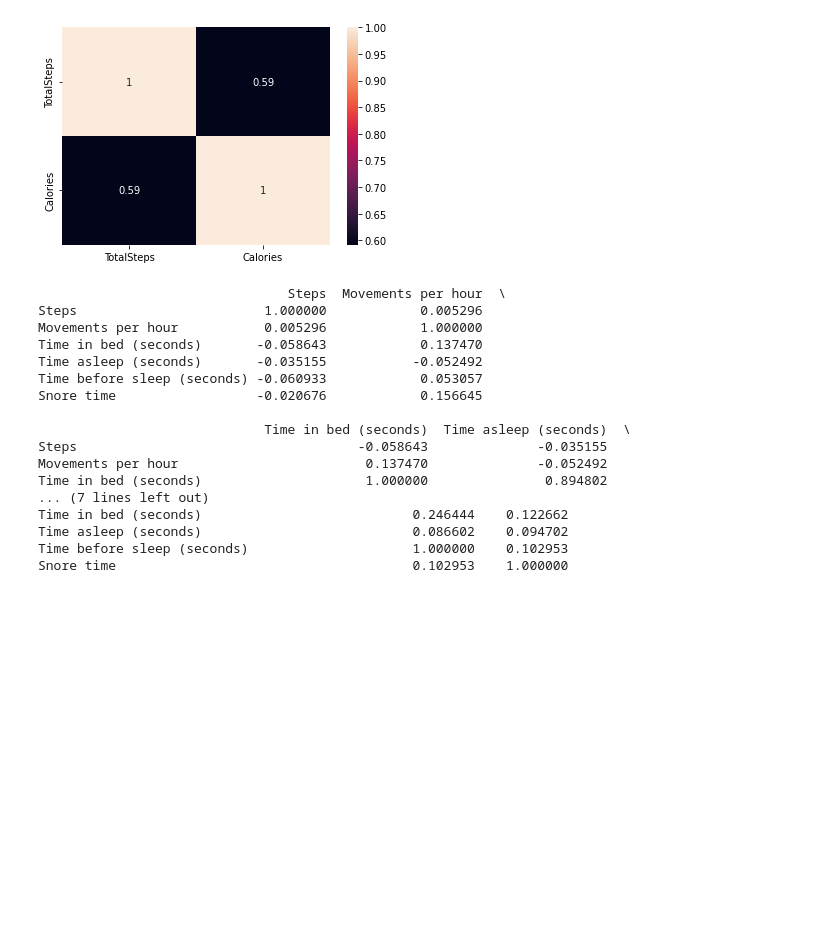
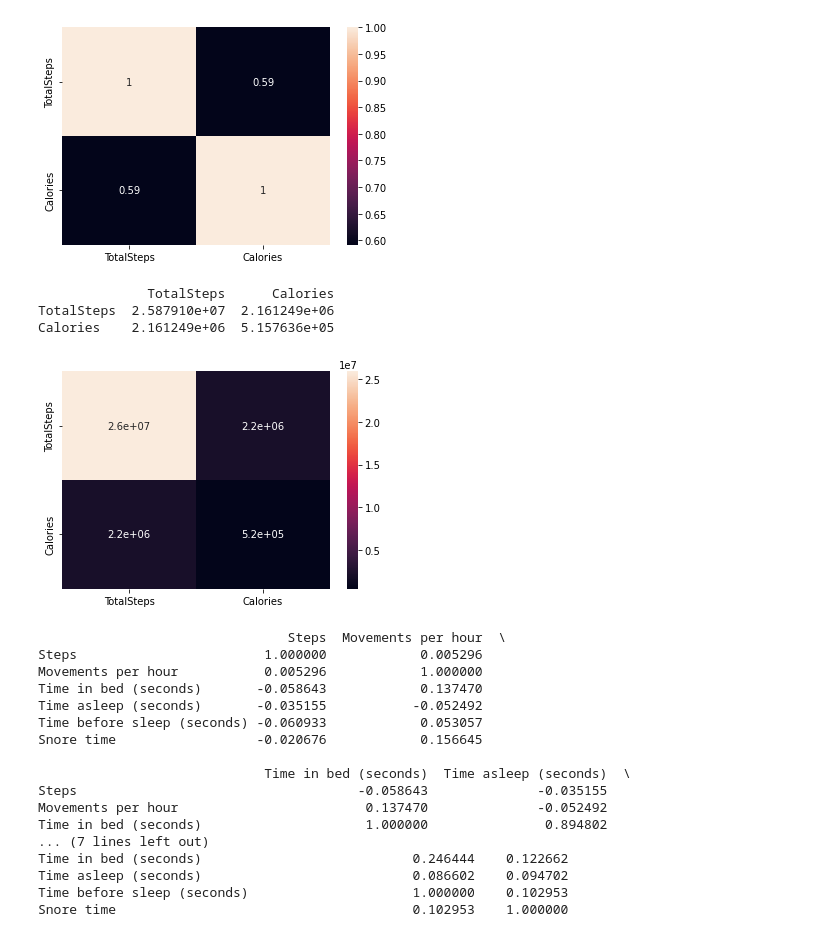
Before and after one commit to weswong02/CPSC4310, a Jupyter notebook: MLP/MLP2/analysis/EDA.ipynb, the cells around one changed output. Saved outputs shown, nothing was run; the diff lists cells and outputs as text; code cells hidden in the pictures; blank space fills up the shorter version.

```diff
--- a/MLP/MLP2/analysis/EDA.ipynb
+++ b/MLP/MLP2/analysis/EDA.ipynb
@@ -7,14 +7,24 @@ import seaborn as sns
 import matplotlib.pyplot as plt
 # %%
 #create 4 dataframes for each file
-df1 = pd.read_csv('/Users/wesleywong/Desktop/SchoolFolders/Spring 2022/CPSC4310notgit/CPSC4310/MLP/MLP2/input/dailyActivityCleaned.csv')
+df1 = pd.read_csv('/Users/kevin/CPSC4310-1/MLP/MLP2/input/dailyActivityCleaned.csv')
 df1.drop("Unnamed: 0", axis=1, inplace=True)
-df2 = pd.read_csv('/Users/wesleywong/Desktop/SchoolFolders/Spring 2022/CPSC4310notgit/CPSC4310/MLP/MLP2/input/sleepdata2Cleaned.csv')
+df2 = pd.read_csv('/Users/kevin/CPSC4310-1/MLP/MLP2/input/sleepdata2Cleaned.csv')
 df2.drop("Unnamed: 0", axis=1, inplace=True)
-df3 = pd.read_csv('/Users/wesleywong/Desktop/SchoolFolders/Spring 2022/CPSC4310notgit/CPSC4310/MLP/MLP2/input/sleepdataCleaned.csv')
+df3 = pd.read_csv('/Users/kevin/CPSC4310-1/MLP/MLP2/input/sleepdataCleaned.csv')
 df3.drop("Unnamed: 0", axis=1, inplace=True)
-df4 = pd.read_csv('/Users/wesleywong/Desktop/SchoolFolders/Spring 2022/CPSC4310notgit/CPSC4310/MLP/MLP2/input/sleepDayCleaned.csv')
+df4 = pd.read_csv('/Users/kevin/CPSC4310-1/MLP/MLP2/input/sleepDayCleaned.csv')
 df4.drop("Unnamed: 0", axis=1, inplace=True)
+
+# #create 4 dataframes for each file
+# df1 = pd.read_csv('/Users/wesleywong/Desktop/SchoolFolders/Spring 2022/CPSC4310notgit/CPSC4310/MLP/MLP2/input/dailyActivityCleaned.csv')
+# df1.drop("Unnamed: 0", axis=1, inplace=True)
+# df2 = pd.read_csv('/Users/wesleywong/Desktop/SchoolFolders/Spring 2022/CPSC4310notgit/CPSC4310/MLP/MLP2/input/sleepdata2Cleaned.csv')
+# df2.drop("Unnamed: 0", axis=1, inplace=True)
+# df3 = pd.read_csv('/Users/wesleywong/Desktop/SchoolFolders/Spring 2022/CPSC4310notgit/CPSC4310/MLP/MLP2/input/sleepdataCleaned.csv')
+# df3.drop("Unnamed: 0", axis=1, inplace=True)
+# df4 = pd.read_csv('/Users/wesleywong/Desktop/SchoolFolders/Spring 2022/CPSC4310notgit/CPSC4310/MLP/MLP2/input/sleepDayCleaned.csv')
+# df4.drop("Unnamed: 0", axis=1, inplace=True)
 # %%
 fiveNumSummarydf1 = df1.describe()
 fiveNumSummarydf2 = df2.describe()
@@ -70,6 +80,17 @@ plt.show()
 TotalSteps    1.000000  0.591568
 Calories      0.591568  1.000000
 [figure]
+# %%
+#correlation matrix for df1
+print(df1.cov())
+
+sns.heatmap(df1.cov(), annot=True)
+plt.show()
+# %% [output]
+              TotalSteps      Calories
+TotalSteps  2.587910e+07  2.161249e+06
+Calories    2.161249e+06  5.157636e+05
+[figure, added]
 # %%
 print(df2.corr())
 sns.heatmap(df2.corr(), annot=True)
```
Also changed, not shown: parts of 3 cells of this notebook.
